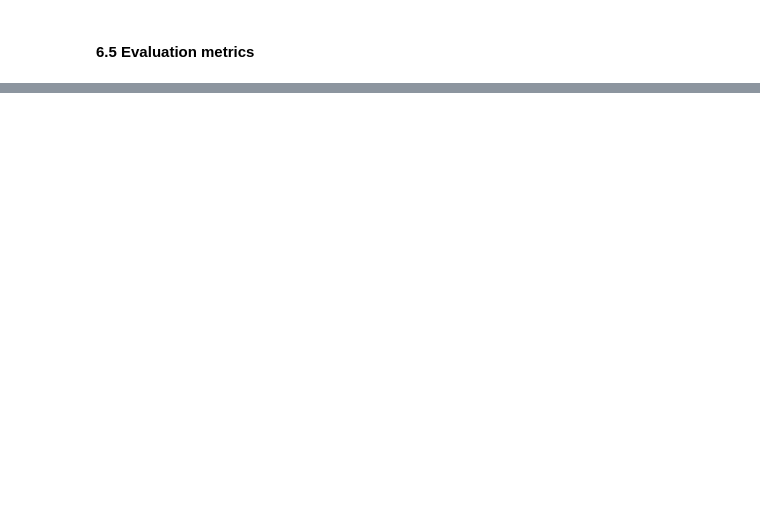
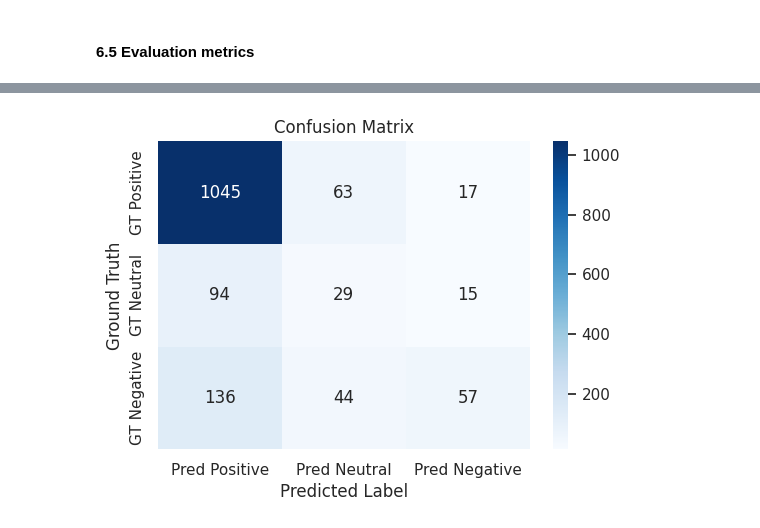
Before and after one commit to swladyk/AI-NLP, a Jupyter notebook: Projekt_NLP.ipynb, the cells around one changed output, grey strips where cells are left out. Drawn from its saved outputs; the diff is of its cells as text; code cells hidden in the pictures; blank space fills up the shorter version.

```diff
--- a/Projekt_NLP.ipynb
+++ b/Projekt_NLP.ipynb
@@ -521,3 +726,21 @@ print("Open it in Excel: columns are original_text | bart_summary | keywords for
 # %%
-# TODO: Stworzyć "ground truth" z kolumny 'Score'
-# (np. Score >= 4 -> positive, Score <= 2 -> negative) i porównać z VADER
+# Map the original star rating to a sentiment label for comparison with VADER
+
+def score_to_sentiment(score):
+    """Map the original star rating to a sentiment label.
+    Common thresholds:
+      Score >= 4  -> positive
+      Score <= 2  -> negative
+      otherwise   -> neutral
+    """
+    if score >= 4:
+        return "positive"
+    elif score <= 2:
+        return "negative"
+    else:
+        return "neutral"
+# %%
+# Add a column with the ground truth sentiment based on the original star rating
+
+sentiments_df["ground_truth"] = sentiments_df["score"].apply(score_to_sentiment)
+sentiments_df.head()
@@ -529,0 +809,12 @@ print("Open it in Excel: columns are original_text | bart_summary | keywords for
+# %%
+# Generate confusion matrix
+cm = confusion_matrix(sentiments_df["ground_truth"], sentiments_df["sentiment_label"], labels=["positive", "neutral", "negative"])
+cm_df = pd.DataFrame(cm, index=["GT Positive", "GT Neutral", "GT Negative"], columns=["Pred Positive", "Pred Neutral", "Pred Negative"])
+plt.figure(figsize=(6, 4))
+sns.heatmap(cm_df, annot=True, fmt="d", cmap="Blues")
+plt.title("Confusion Matrix")
+plt.ylabel("Ground Truth")
+plt.xlabel("Predicted Label")
+plt.show()
+# %% [output]
+[figure, added]
```
Also changed, not shown: parts of 27 cells of this notebook, 2 other files.
